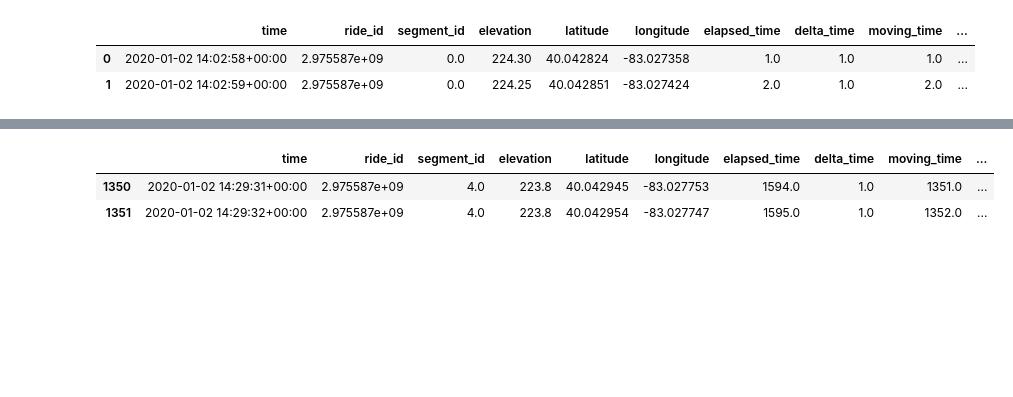
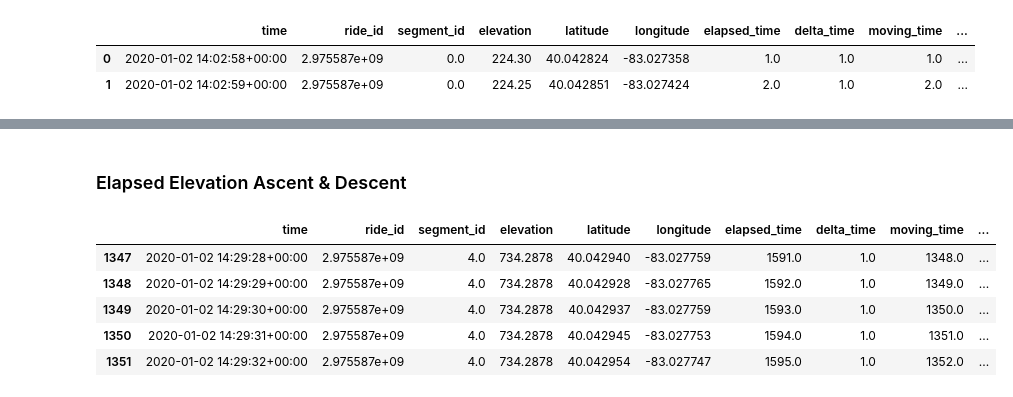
Before and after one commit to ericbauer55/strava-fitness, a Jupyter notebook: src/notebooks/3. Prototype Basic Enrichments.ipynb, the cells around one changed output, grey strips where cells are left out. Saved outputs shown, nothing was run; the diff lists cells and outputs as text; code cells hidden in the pictures; blank space fills up the shorter version.

```diff
--- a/src/notebooks/3. Prototype Basic Enrichments.ipynb
+++ b/src/notebooks/3. Prototype Basic Enrichments.ipynb
@@ -93,0 +201,5 @@ df.head(2)
+# %%
+# We must double check the units of the elevation.
+# It does not look like the units displayed on Strava's website, but is most likely in meters
+meters_to_feet = 3.281
+df['elevation'] = df['elevation'] * meters_to_feet
@@ -93,0 +235,2 @@ df.head(2)
+# %%
+df = compute_grade(df)
@@ -94,6 +248,38 @@ df.head(2)
+# %% [markdown]
+### Elapsed Elevation Ascent & Descent
+# %%
+def compute_cumulative_elevation_changes(df, fill_first=0.0):
+    df = df.copy()
+
+    # create an elevation difference
+    df['delta_ele'] = df['elevation'].diff()
+    df['delta_ele'] = df['delta_ele'].fillna(fill_first)
+
+    # create delta ascent and delta descent columns
+    df['delta_ascent'] = df.loc[df['delta_ele']>=0, 'delta_ele']
+    df['delta_descent'] = df.loc[df['delta_ele']<=0, 'delta_ele']
+
+    # create the cumulative versions
+    df['elapsed_ascent'] = df['delta_ascent'].cumsum()
+    df['elapsed_ascent'] = df['elapsed_ascent'].interpolate() # fill in any blanks
+    df['elapsed_descent'] = df['delta_descent'].cumsum()
+    df['elapsed_descent'] = np.abs(df['elapsed_descent'].interpolate()) # fill in any blanks
+
+    # create the total elevation change column
+    df['elapsed_elevation'] = df['elapsed_ascent'] + df['elapsed_descent']
+
+    # drop the elevation differences
+    df.drop(['delta_ele','delta_ascent','delta_descent'], axis=1, inplace=True)
+
+    return df
+# %%
+df = compute_cumulative_elevation_changes(df)
 # %%
-df.tail(2)
+df.tail()
 # %% [output]
 |  | time | ride_id | segment_id | elevation | latitude | longitude | elapsed_time | delta_time | moving_time | ... |
-| 1350 | 2020-01-02 14:29:31+00:00 | 2.975587e+09 | 4.0 | 223.8 | 40.042945 | -83.027753 | 1594.0 | 1.0 | 1351.0 | ... |
-| 1351 | 2020-01-02 14:29:32+00:00 | 2.975587e+09 | 4.0 | 223.8 | 40.042954 | -83.027747 | 1595.0 | 1.0 | 1352.0 | ... |
+| 1347 | 2020-01-02 14:29:28+00:00 | 2.975587e+09 | 4.0 | 734.2878 | 40.042940 | -83.027759 | 1591.0 | 1.0 | 1348.0 | ... |
+| 1348 | 2020-01-02 14:29:29+00:00 | 2.975587e+09 | 4.0 | 734.2878 | 40.042928 | -83.027765 | 1592.0 | 1.0 | 1349.0 | ... |
+| 1349 | 2020-01-02 14:29:30+00:00 | 2.975587e+09 | 4.0 | 734.2878 | 40.042937 | -83.027759 | 1593.0 | 1.0 | 1350.0 | ... |
+| 1350 | 2020-01-02 14:29:31+00:00 | 2.975587e+09 | 4.0 | 734.2878 | 40.042945 | -83.027753 | 1594.0 | 1.0 | 1351.0 | ... |
+| 1351 | 2020-01-02 14:29:32+00:00 | 2.975587e+09 | 4.0 | 734.2878 | 40.042954 | -83.027747 | 1595.0 | 1.0 | 1352.0 | ... |
```
Also changed, not shown: parts of 21 cells of this notebook.
